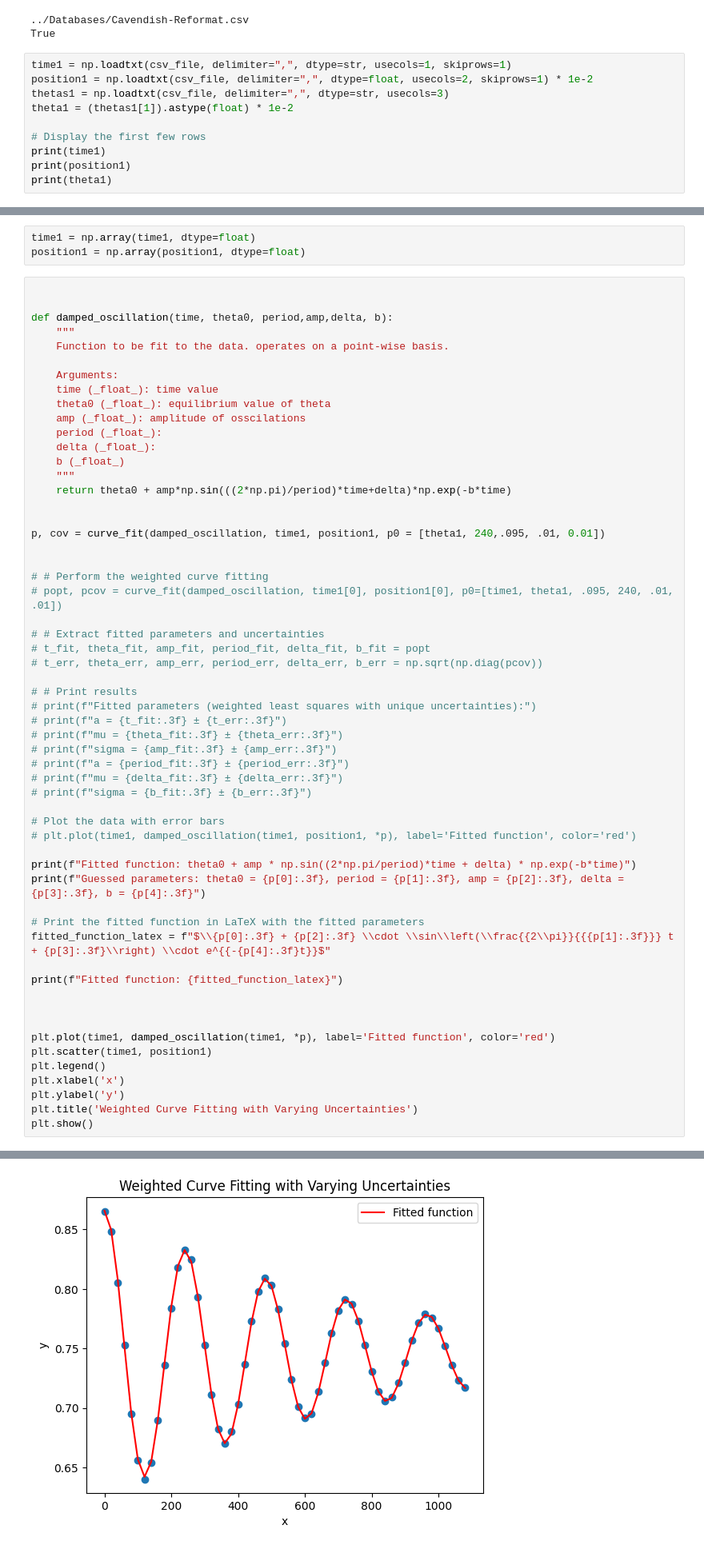
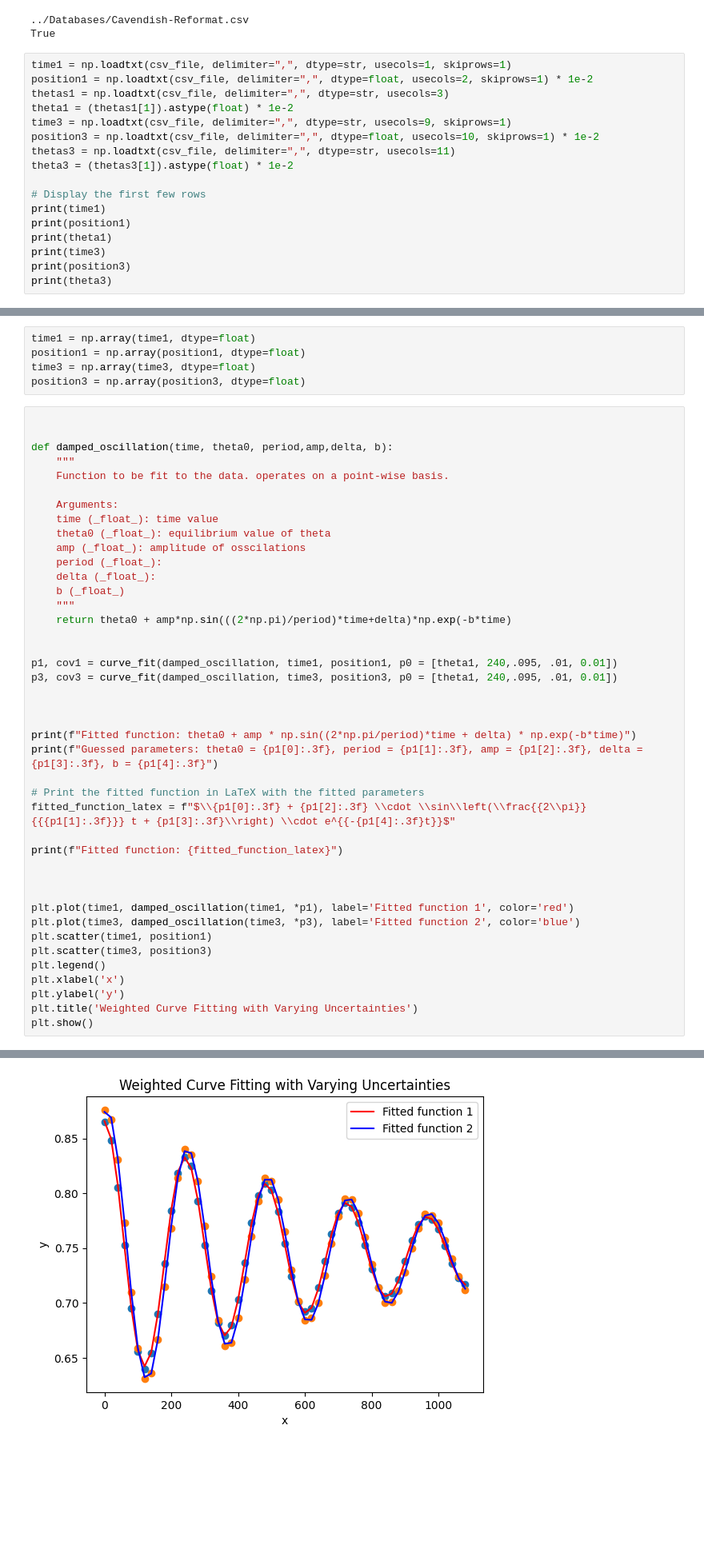
Before and after one commit to Steinburglar/advanced_exp, a Jupyter notebook: FAFO/TestCasey.ipynb, the cells around one changed output, grey strips where cells are left out. Shown at 80% size. Saved outputs shown, nothing was run; the diff lists cells and outputs as text; blank space fills up the shorter version.

```diff
--- a/FAFO/TestCasey.ipynb
+++ b/FAFO/TestCasey.ipynb
@@ -42,11 +44,18 @@ time1 = np.loadtxt(csv_file, delimiter=",", dtype=str, usecols=1, skiprows=1)
 position1 = np.loadtxt(csv_file, delimiter=",", dtype=float, usecols=2, skiprows=1) * 1e-2
 thetas1 = np.loadtxt(csv_file, delimiter=",", dtype=str, usecols=3)
 theta1 = (thetas1[1]).astype(float) * 1e-2
+time3 = np.loadtxt(csv_file, delimiter=",", dtype=str, usecols=9, skiprows=1)
+position3 = np.loadtxt(csv_file, delimiter=",", dtype=float, usecols=10, skiprows=1) * 1e-2
+thetas3 = np.loadtxt(csv_file, delimiter=",", dtype=str, usecols=11)
+theta3 = (thetas3[1]).astype(float) * 1e-2
 
 # Display the first few rows
 print(time1)
 print(position1)
 print(theta1)
+print(time3)
+print(position3)
+print(theta3)
 # %% [output]
 ['0' '20' '40' '60' '80' '100' '120' '140' '160' '180' '200' '220' '240'
  '260' '280' '300' '320' '340' '360' '380' '400' '420' '440' '460' '480'
@@ -62,6 +77,8 @@ print(theta1)
 # %%
 time1 = np.array(time1, dtype=float)
 position1 = np.array(position1, dtype=float)
+time3 = np.array(time3, dtype=float)
+position3 = np.array(position3, dtype=float)
 # %%
 
 
@@ -74,55 +91,40 @@ def damped_oscillation(time, theta0, period,amp,delta, b):
     theta0 (_float_): equilibrium value of theta
     amp (_float_): amplitude of osscilations
     period (_float_):
     delta (_float_):
     b (_float_)
     """
     return theta0 + amp*np.sin(((2*np.pi)/period)*time+delta)*np.exp(-b*time)
 
 
-p, cov = curve_fit(damped_oscillation, time1, position1, p0 = [theta1, 240,.095, .01, 0.01])
+p1, cov1 = curve_fit(damped_oscillation, time1, position1, p0 = [theta1, 240,.095, .01, 0.01])
+p3, cov3 = curve_fit(damped_oscillation, time3, position3, p0 = [theta1, 240,.095, .01, 0.01])
 
 
-# # Perform the weighted curve fitting
-# popt, pcov = curve_fit(damped_oscillation, time1[0], position1[0], p0=[time1, theta1, .095, 240, .01, .01])
-
-# # Extract fitted parameters and uncertainties
-# t_fit, theta_fit, amp_fit, period_fit, delta_fit, b_fit = popt
-# t_err, theta_err, amp_err, period_err, delta_err, b_err = np.sqrt(np.diag(pcov))
-
-# # Print results
-# print(f"Fitted parameters (weighted least squares with unique uncertainties):")
-# print(f"a = {t_fit:.3f} ± {t_err:.3f}")
-# print(f"mu = {theta_fit:.3f} ± {theta_err:.3f}")
-# print(f"sigma = {amp_fit:.3f} ± {amp_err:.3f}")
-# print(f"a = {period_fit:.3f} ± {period_err:.3f}")
-# print(f"mu = {delta_fit:.3f} ± {delta_err:.3f}")
-# print(f"sigma = {b_fit:.3f} ± {b_err:.3f}")
-
-# Plot the data with error bars
-# plt.plot(time1, damped_oscillation(time1, position1, *p), label='Fitted function', color='red')
 
 print(f"Fitted function: theta0 + amp * np.sin((2*np.pi/period)*time + delta) * np.exp(-b*time)")
-print(f"Guessed parameters: theta0 = {p[0]:.3f}, period = {p[1]:.3f}, amp = {p[2]:.3f}, delta = {p[3]:.3f}, b = {p[4]:.3f}")
+print(f"Guessed parameters: theta0 = {p1[0]:.3f}, period = {p1[1]:.3f}, amp = {p1[2]:.3f}, delta = {p1[3]:.3f}, b = {p1[4]:.3f}")
 
 # Print the fitted function in LaTeX with the fitted parameters
-fitted_function_latex = f"$\\{p[0]:.3f} + {p[2]:.3f} \\cdot \\sin\\left(\\frac{{2\\pi}}{{{p[1]:.3f}}} t + {p[3]:.3f}\\right) \\cdot e^{{-{p[4]:.3f}t}}$"
+fitted_function_latex = f"$\\{p1[0]:.3f} + {p1[2]:.3f} \\cdot \\sin\\left(\\frac{{2\\pi}}{{{p1[1]:.3f}}} t + {p1[3]:.3f}\\right) \\cdot e^{{-{p1[4]:.3f}t}}$"
 
 print(f"Fitted function: {fitted_function_latex}")
 
 
 
-plt.plot(time1, damped_oscillation(time1, *p), label='Fitted function', color='red')
+plt.plot(time1, damped_oscillation(time1, *p1), label='Fitted function 1', color='red')
+plt.plot(time3, damped_oscillation(time3, *p3), label='Fitted function 2', color='blue')
 plt.scatter(time1, position1)
+plt.scatter(time3, position3)
 plt.legend()
 plt.xlabel('x')
 plt.ylabel('y')
 plt.title('Weighted Curve Fitting with Varying Uncertainties')
 plt.show()
 # %% [output]
 Fitted function: theta0 + amp * np.sin((2*np.pi/period)*time + delta) * np.exp(-b*time)
 Guessed parameters: theta0 = 0.745, period = 241.517, amp = 0.121, delta = 1.526, b = 0.001
 Fitted function: $\0.745 + 0.121 \cdot \sin\left(\frac{2\pi}{241.517} t + 1.526\right) \cdot e^{-0.001t}$
-[figure, old version]
+[figure, new version]
 # %% [markdown]
 $\theta = 0.745 + 0.121 \cdot \sin\left(\frac{2\pi}{241.517} t + 1.526\right) \cdot e^{-0.001t}$
```
Also changed, not shown: parts of 3 cells of this notebook.
